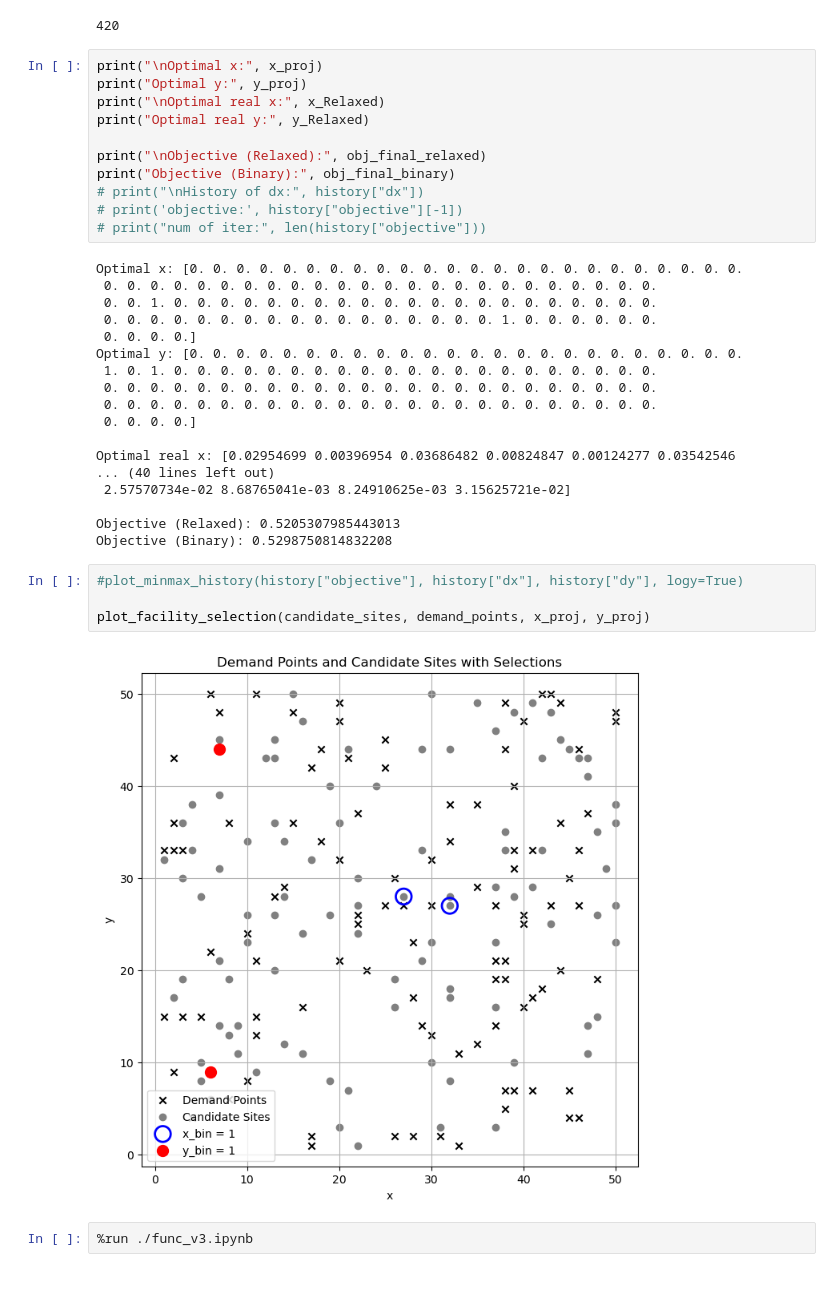
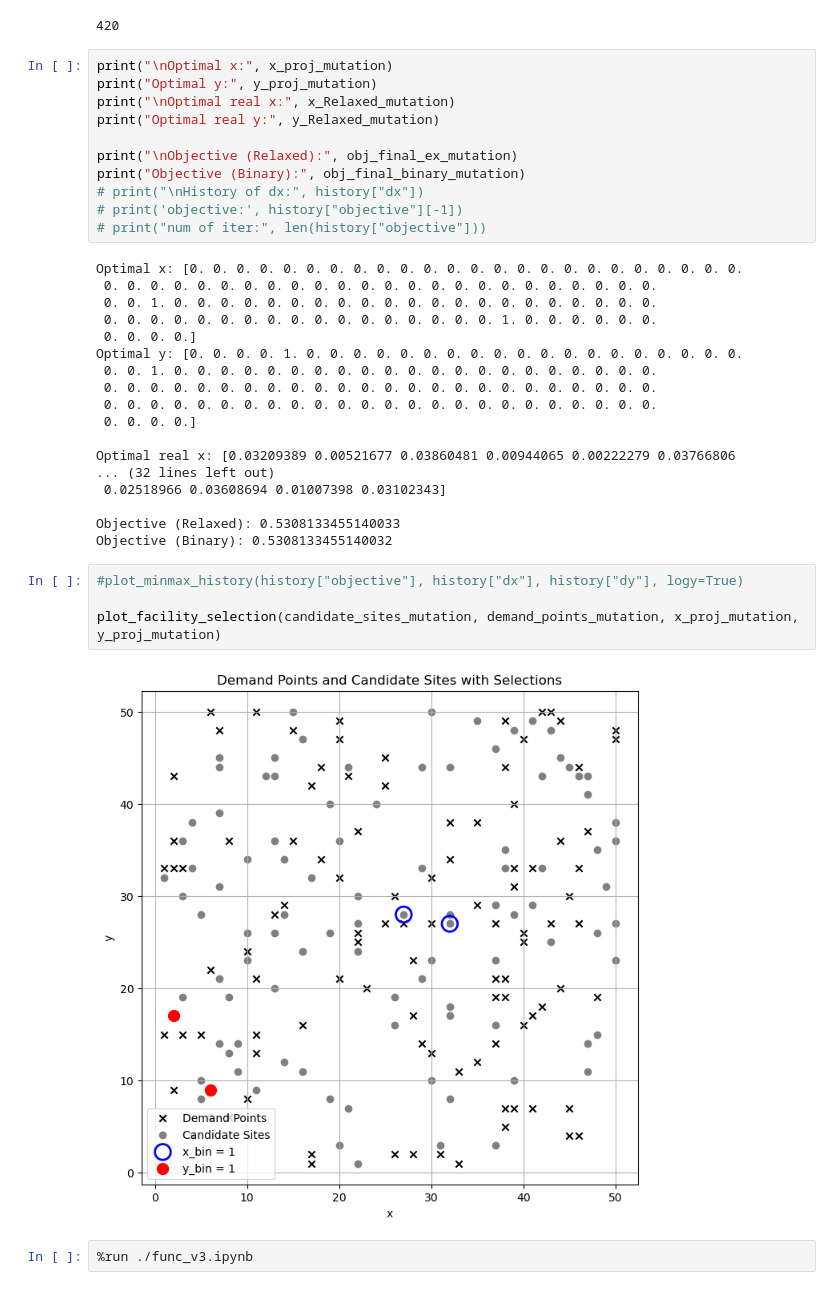
Before and after one commit to datty00725/allocate-probrem, a Jupyter notebook: mutaion_gda/execute.ipynb, the cells around one changed output. Saved outputs shown, nothing was run; the diff lists cells and outputs as text.

```diff
--- a/mutaion_gda/execute.ipynb
+++ b/mutaion_gda/execute.ipynb
@@ -54,13 +54,13 @@ x_Relaxed_mutation, y_Relaxed_mutation, obj_final_relaxed_mutation, x_proj_mutat
 # %% [output]
 420
 # %%
-print("\nOptimal x:", x_proj)
-print("Optimal y:", y_proj)
-print("\nOptimal real x:", x_Relaxed)
-print("Optimal real y:", y_Relaxed)
+print("\nOptimal x:", x_proj_mutation)
+print("Optimal y:", y_proj_mutation)
+print("\nOptimal real x:", x_Relaxed_mutation)
+print("Optimal real y:", y_Relaxed_mutation)
 
-print("\nObjective (Relaxed):", obj_final_relaxed)
-print("Objective (Binary):", obj_final_binary)
+print("\nObjective (Relaxed):", obj_final_ex_mutation)
+print("Objective (Binary):", obj_final_binary_mutation)
 # print("\nHistory of dx:", history["dx"])
 # print('objective:', history["objective"][-1])
 # print("num of iter:", len(history["objective"]))
@@ -70,24 +70,24 @@ Optimal x: [0. 0. 0. 0. 0. 0. 0. 0. 0. 0. 0. 0. 0. 0. 0. 0. 0. 0. 0. 0. 0. 0. 0.
  0. 0. 1. 0. 0. 0. 0. 0. 0. 0. 0. 0. 0. 0. 0. 0. 0. 0. 0. 0. 0. 0. 0. 0.
  0. 0. 0. 0. 0. 0. 0. 0. 0. 0. 0. 0. 0. 0. 0. 0. 0. 1. 0. 0. 0. 0. 0. 0.
  0. 0. 0. 0.]
-Optimal y: [0. 0. 0. 0. 0. 0. 0. 0. 0. 0. 0. 0. 0. 0. 0. 0. 0. 0. 0. 0. 0. 0. 0. 0.
- 1. 0. 1. 0. 0. 0. 0. 0. 0. 0. 0. 0. 0. 0. 0. 0. 0. 0. 0. 0. 0. 0. 0. 0.
+Optimal y: [0. 0. 0. 0. 1. 0. 0. 0. 0. 0. 0. 0. 0. 0. 0. 0. 0. 0. 0. 0. 0. 0. 0. 0.
+ 0. 0. 1. 0. 0. 0. 0. 0. 0. 0. 0. 0. 0. 0. 0. 0. 0. 0. 0. 0. 0. 0. 0. 0.
  0. 0. 0. 0. 0. 0. 0. 0. 0. 0. 0. 0. 0. 0. 0. 0. 0. 0. 0. 0. 0. 0. 0. 0.
  0. 0. 0. 0. 0. 0. 0. 0. 0. 0. 0. 0. 0. 0. 0. 0. 0. 0. 0. 0. 0. 0. 0. 0.
  0. 0. 0. 0.]
 
-Optimal real x: [0.02954699 0.00396954 0.03686482 0.00824847 0.00124277 0.03542546
-... (40 lines left out)
- 2.57570734e-02 8.68765041e-03 8.24910625e-03 3.15625721e-02]
+Optimal real x: [0.03209389 0.00521677 0.03860481 0.00944065 0.00222279 0.03766806
+... (32 lines left out)
+ 0.02518966 0.03608694 0.01007398 0.03102343]
 
-Objective (Relaxed): 0.5205307985443013
-Objective (Binary): 0.5298750814832208
+Objective (Relaxed): 0.5308133455140033
+Objective (Binary): 0.5308133455140032
 # %%
 #plot_minmax_history(history["objective"], history["dx"], history["dy"], logy=True)
 
-plot_facility_selection(candidate_sites, demand_points, x_proj, y_proj)
+plot_facility_selection(candidate_sites_mutation, demand_points_mutation, x_proj_mutation, y_proj_mutation)
 # %% [output]
-[figure, old version]
+[figure, new version]
 # %%
 %run ./func_v3.ipynb
 # %%
```
Also changed, not shown: parts of 1 cell of this notebook.
